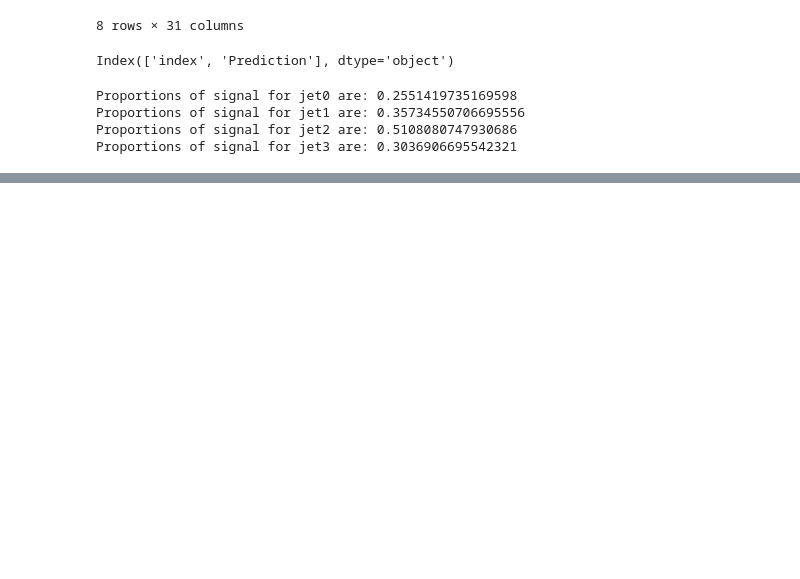
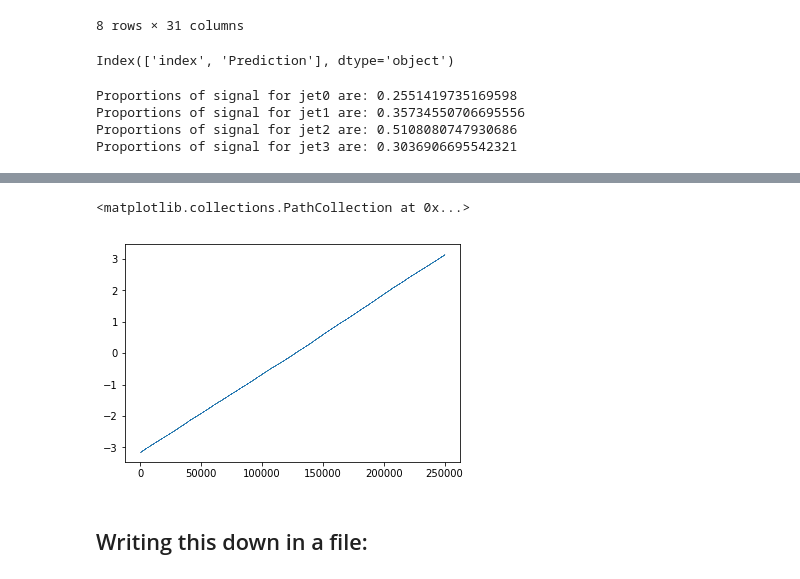
Before and after one commit to LucaZampieri/LMO_ML, a Jupyter notebook: project1/data_processing.ipynb, the cells around one changed output, grey strips where cells are left out. Saved outputs shown, nothing was run; the diff lists cells and outputs as text; code cells hidden in the pictures; blank space fills up the shorter version.

```diff
--- a/project1/data_processing.ipynb
+++ b/project1/data_processing.ipynb
@@ -195,0 +336,7 @@ txx[txx == -999] = 'nan' # or use np.nan
+# %%
+plt.scatter(jet0['index'],jet0.sort_values(['PRI_tau_phi'])['PRI_tau_phi'],s=0.00001)
+# %% [output]
+<matplotlib.collections.PathCollection at 0x...>
+[figure, added]
+# %% [markdown]
+## Writing this down in a file:
```
Also changed, not shown: parts of 18 cells of this notebook.
